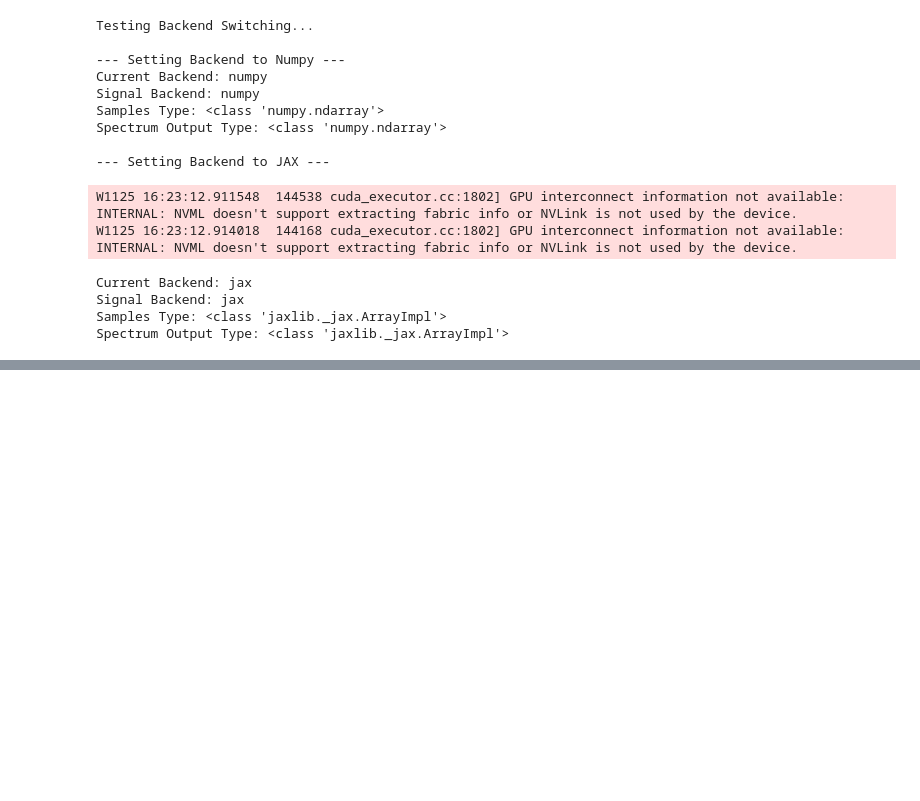
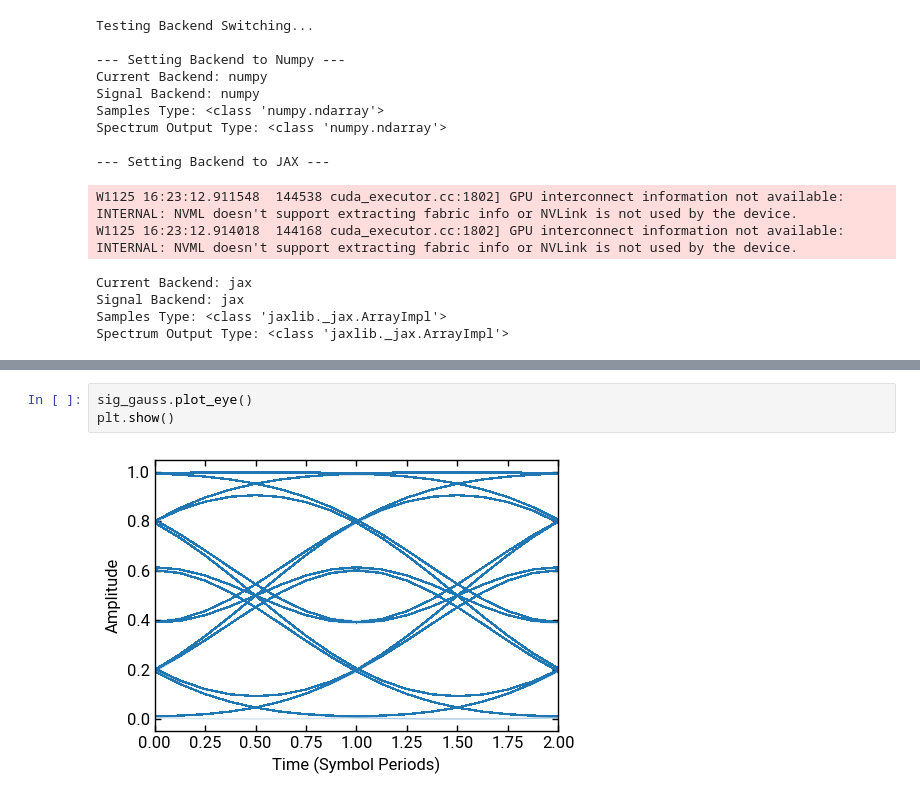
Before and after one commit to lokgar/commstools, a Jupyter notebook: examples/00-basics.ipynb, the cells around one changed output, grey strips where cells are left out. Cells and saved outputs as stored; diff of their text form; blank space fills up the shorter version.

```diff
--- a/examples/00-basics.ipynb
+++ b/examples/00-basics.ipynb
@@ -182,0 +207,5 @@ _, _ = sig_imp.plot_psd(ax=axs[1])
+# %%
+sig_gauss.plot_eye()
+plt.show()
+# %% [output]
+[figure, added]
```
Also changed, not shown: parts of 3 cells of this notebook, 10 other files.
